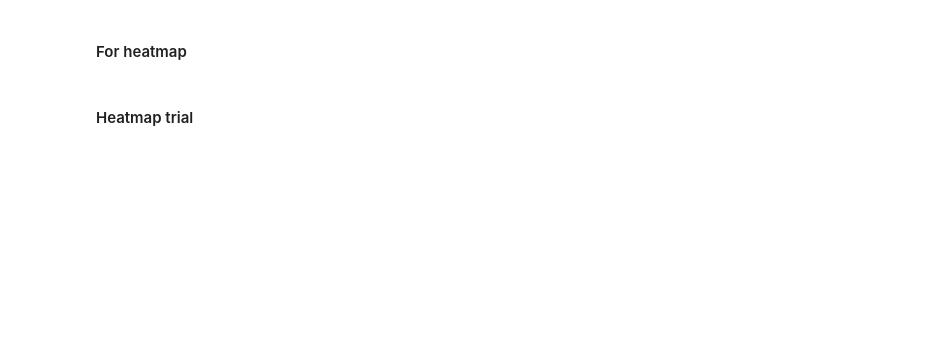
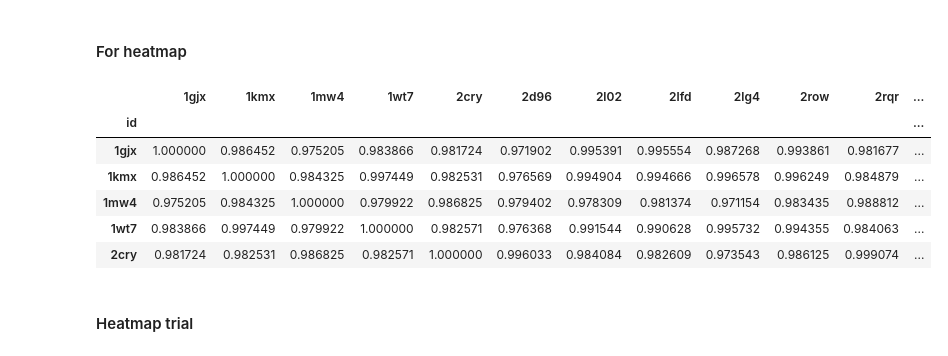
Before and after one commit to mihribanyvs/proteinspark-project, a Jupyter notebook: pyspark_proteindata.ipynb, the cells around one changed output. Cells and saved outputs as stored; diff of their text form; code cells hidden in the pictures; blank space fills up the shorter version.

```diff
--- a/pyspark_proteindata.ipynb
+++ b/pyspark_proteindata.ipynb
@@ -331,3 +426,13 @@ cos_df.head()
+# %%
+cod_df.head()
+# %% [output]
+|  | 1gjx | 1kmx | 1mw4 | 1wt7 | 2cry | 2d96 | 2l02 | 2lfd | 2lg4 | 2row | 2rqr | ... |
+| id |  |  |  |  |  |  |  |  |  |  |  | ... |
+| 1gjx | 1.000000 | 0.986452 | 0.975205 | 0.983866 | 0.981724 | 0.971902 | 0.995391 | 0.995554 | 0.987268 | 0.993861 | 0.981677 | ... |
+| 1kmx | 0.986452 | 1.000000 | 0.984325 | 0.997449 | 0.982531 | 0.976569 | 0.994904 | 0.994666 | 0.996578 | 0.996249 | 0.984879 | ... |
+| 1mw4 | 0.975205 | 0.984325 | 1.000000 | 0.979922 | 0.986825 | 0.979402 | 0.978309 | 0.981374 | 0.971154 | 0.983435 | 0.988812 | ... |
+| 1wt7 | 0.983866 | 0.997449 | 0.979922 | 1.000000 | 0.982571 | 0.976368 | 0.991544 | 0.990628 | 0.995732 | 0.994355 | 0.984063 | ... |
+| 2cry | 0.981724 | 0.982531 | 0.986825 | 0.982571 | 1.000000 | 0.996033 | 0.984084 | 0.982609 | 0.973543 | 0.986125 | 0.999074 | ... |
 # %% [markdown]
 #### Heatmap trial
 # %%
```
Also changed, not shown: parts of 45 cells of this notebook, 1 other file.
